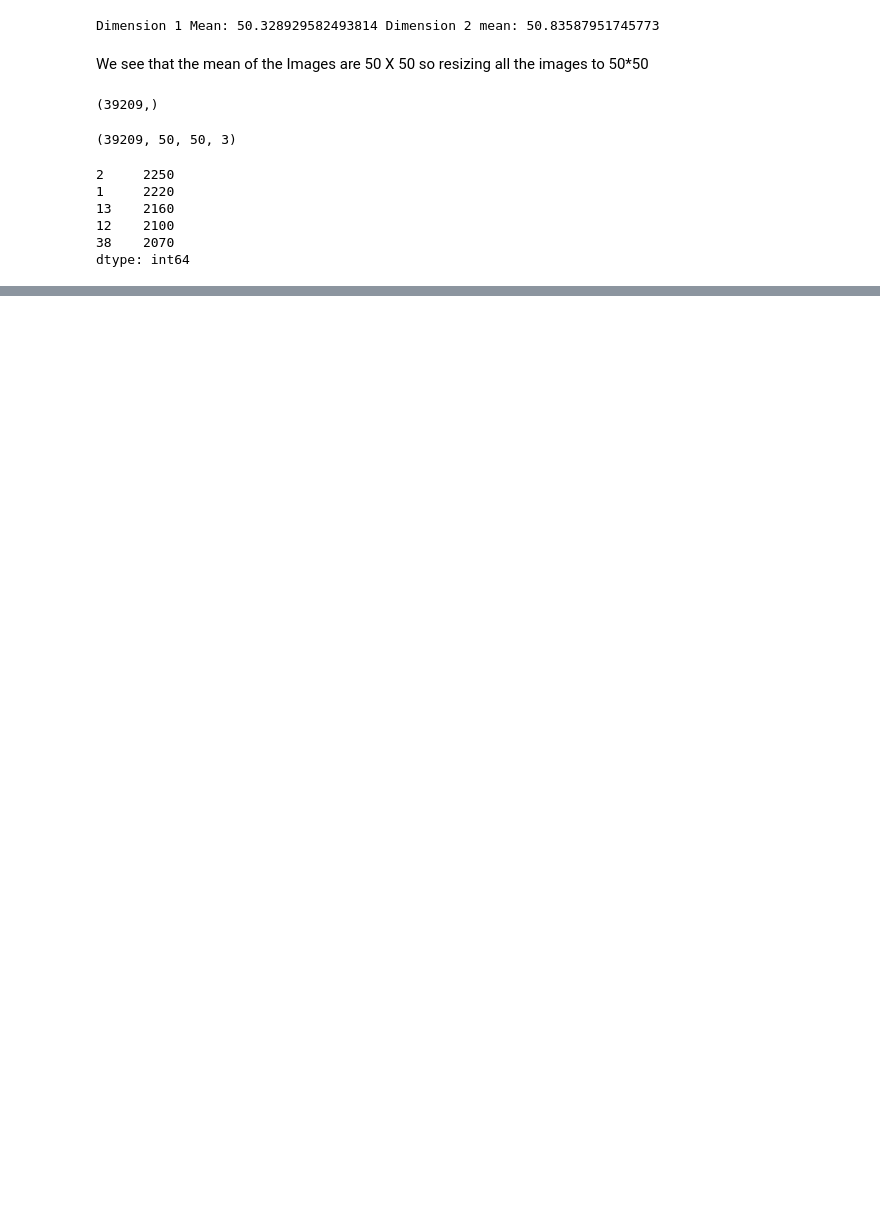
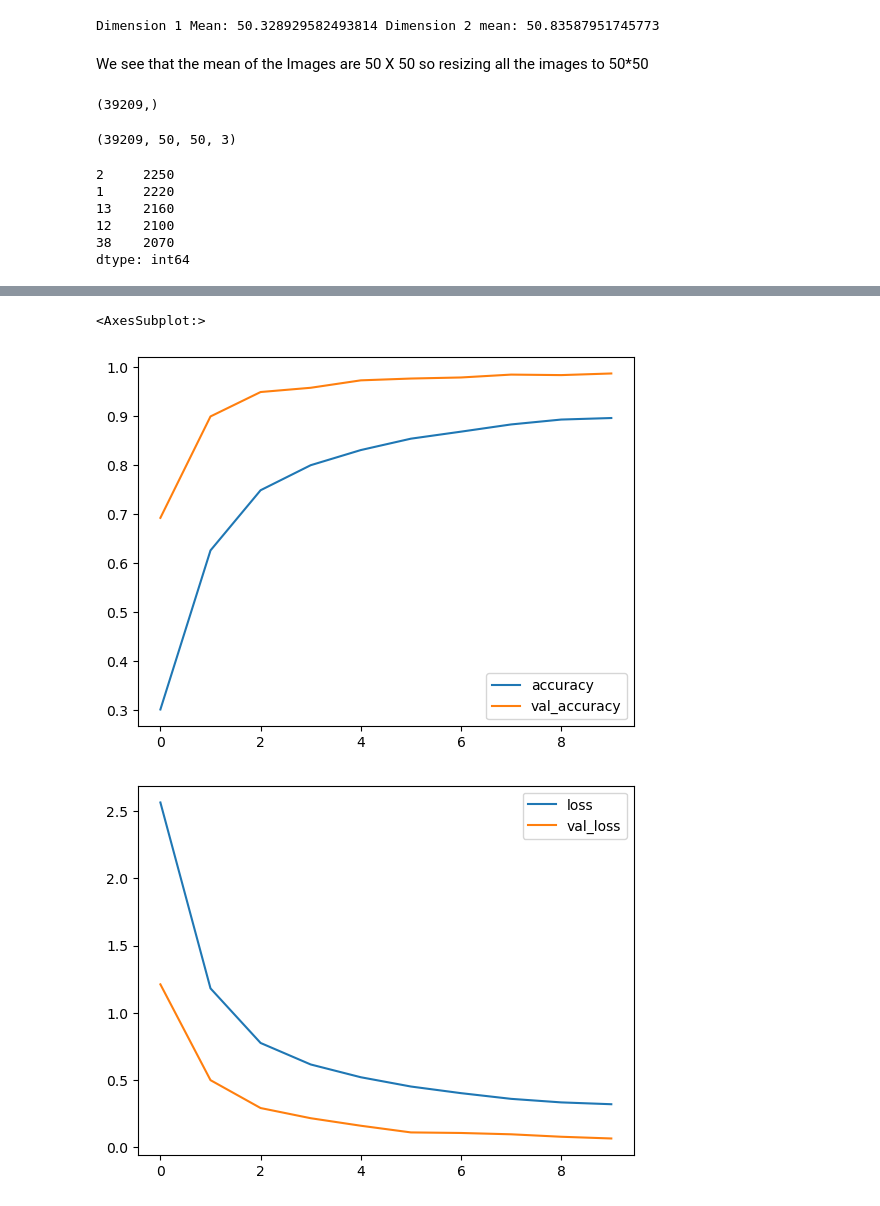
Before and after one commit to rohandawar/-daysforcoding, a Jupyter notebook: traffic-signs-classification.ipynb, the cells around one changed output, grey strips where cells are left out. Saved outputs shown, nothing was run; the diff lists cells and outputs as text; code cells hidden in the pictures; blank space fills up the shorter version.

```diff
--- a/traffic-signs-classification.ipynb
+++ b/traffic-signs-classification.ipynb
@@ -98,3 +98,25 @@ x_train, x_val, y_train, y_val = train_test_split(images,
 # One hot encoding
 y_train_cat = to_categorical(y_train)
 y_val_cat = to_categorical(y_val)
+# %%
+# Building the model
+
+model = Sequential()
+
+model.add(Conv2D(filters= 64, kernel_size=(3,3), input_shape = x_train.shape[1:],activation='relu',padding='same'))
+model.add(MaxPool2D(pool_size=(2,2)))
+model.add(Dropout(0.5))
+
+model.add(Conv2D(filters = 64, kernel_size=(3,3), activation='relu'))
+model.add(MaxPool2D(pool_size=(2,2)))
+model.add(Dropout(0.5))
+
+model.add(Flatten())
+model.add(Dense(128, activation='relu'))
+model.add(Dropout(0.5))
+model.add(Dense(43, activation='softmax'))
+
+
+# Compile the model
+model.compile(loss='sparse_categorical_crossentropy', optimizer='adam', metrics=['accuracy'])
+model.summary()
@@ -100,0 +141,3 @@ y_val_cat = to_categorical(y_val)
+# %%
+# fit the model
+model.fit(x_train, y_train, epochs=10, batch_size=128, validation_data=(x_val,y_val), verbose=2)
@@ -100,0 +167,8 @@ y_val_cat = to_categorical(y_val)
+# %%
+evaluation = pd.DataFrame(model.history.history )
+evaluation[['accuracy', 'val_accuracy']].plot()
+evaluation[['loss', 'val_loss']].plot()
+# %% [output]
+<AxesSubplot:>
+[figure, added]
+[figure, added]
```
Also changed, not shown: parts of 5 cells of this notebook.
